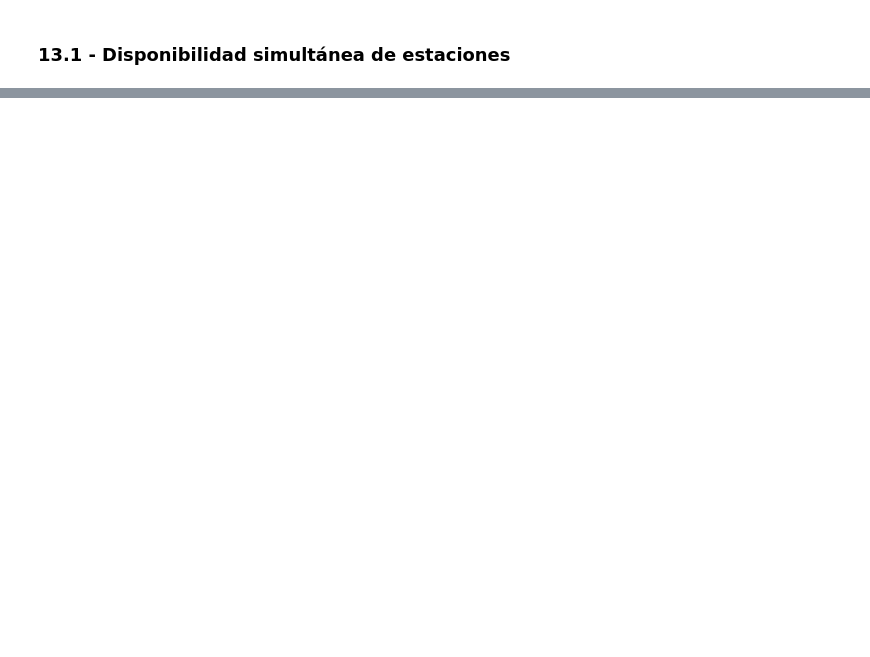
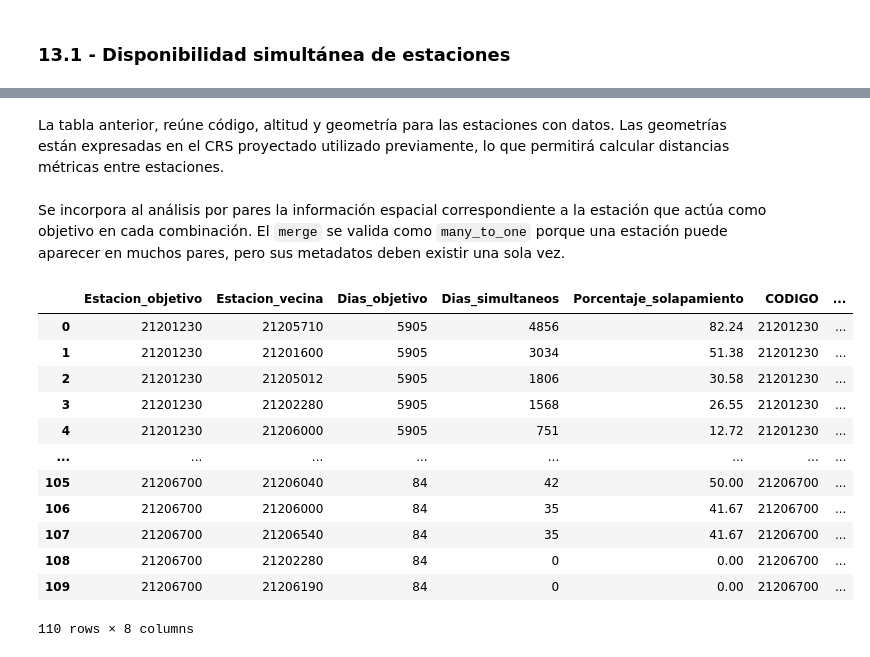
Before and after one commit to Antaesa-01/TFM-Precipitacion, a Jupyter notebook: notebooks/02_Descarga_Precipitaciones_DHIME.ipynb, the cells around one changed output, grey strips where cells are left out. Drawn from its saved outputs; the diff is of its cells as text; code cells hidden in the pictures; blank space fills up the shorter version.

```diff
--- a/notebooks/02_Descarga_Precipitaciones_DHIME.ipynb
+++ b/notebooks/02_Descarga_Precipitaciones_DHIME.ipynb
@@ -912,8 +841,0 @@ La selección considera tres aspectos principales:
-# %%
-df_wide = df_precipitacion_completo.pivot(
-    index="Fecha", columns="CodigoEstacion", values="Valor"
-).sort_index()
-
-df_wide.index.name = "Fecha"
-print("Matriz de trabajo:", df_wide.shape)
-display(df_wide.head())
@@ -1465,0 +987,3 @@ Se representan la estación objetivo y las auxiliares con símbolos diferentes.
+# %%
+df_solapamiento_pares = calcular_solapamiento_pares(df_precipitacion_completo)
+df_solapamiento_pares
@@ -1465,0 +1012,8 @@ Se representan la estación objetivo y las auxiliares con símbolos diferentes.
+# %%
+info_geometrica_estaciones = estaciones_candidatas.loc[
+    estaciones_candidatas['CODIGO'].isin(df_solapamiento_pares["Estacion_objetivo"]),
+    ["CODIGO", "altitud", "geometry"]]
+
+
+
+info_geometrica_estaciones
@@ -1465,0 +1033,27 @@ Se representan la estación objetivo y las auxiliares con símbolos diferentes.
+# %% [markdown]
+La tabla anterior, reúne código, altitud y geometría para las estaciones con datos. Las geometrías están expresadas en el CRS proyectado utilizado previamente, lo que permitirá calcular distancias métricas entre estaciones.
+# %% [markdown]
+Se incorpora al análisis por pares la información espacial correspondiente a la estación que actúa como objetivo en cada combinación. El `merge` se valida como `many_to_one` porque una estación puede aparecer en muchos pares, pero sus metadatos deben existir una sola vez.
+# %%
+df_solapamiento_pares_geometria = df_solapamiento_pares.merge(
+    info_geometrica_estaciones,
+    left_on="Estacion_objetivo",
+    right_on="CODIGO",
+    how="left",
+    validate="many_to_one")
+df_solapamiento_pares_geometria = df_solapamiento_pares_geometria.rename(columns={"geometry":"geometry_objetivo","altitud":"altitud_objetivo"})
+df_solapamiento_pares_geometria
+# %% [output]
+|  | Estacion_objetivo | Estacion_vecina | Dias_objetivo | Dias_simultaneos | Porcentaje_solapamiento | CODIGO | ... |
+| 0 | 21201230 | 21205710 | 5905 | 4856 | 82.24 | 21201230 | ... |
+| 1 | 21201230 | 21201600 | 5905 | 3034 | 51.38 | 21201230 | ... |
+| 2 | 21201230 | 21205012 | 5905 | 1806 | 30.58 | 21201230 | ... |
+| 3 | 21201230 | 21202280 | 5905 | 1568 | 26.55 | 21201230 | ... |
+| 4 | 21201230 | 21206000 | 5905 | 751 | 12.72 | 21201230 | ... |
+| ... | ... | ... | ... | ... | ... | ... | ... |
+| 105 | 21206700 | 21206040 | 84 | 42 | 50.00 | 21206700 | ... |
+| 106 | 21206700 | 21206000 | 84 | 35 | 41.67 | 21206700 | ... |
+| 107 | 21206700 | 21206540 | 84 | 35 | 41.67 | 21206700 | ... |
+| 108 | 21206700 | 21202280 | 84 | 0 | 0.00 | 21206700 | ... |
+| 109 | 21206700 | 21206190 | 84 | 0 | 0.00 | 21206700 | ... |
+110 rows × 8 columns
```
Also changed, not shown: parts of 224 cells of this notebook, 3 other files.
